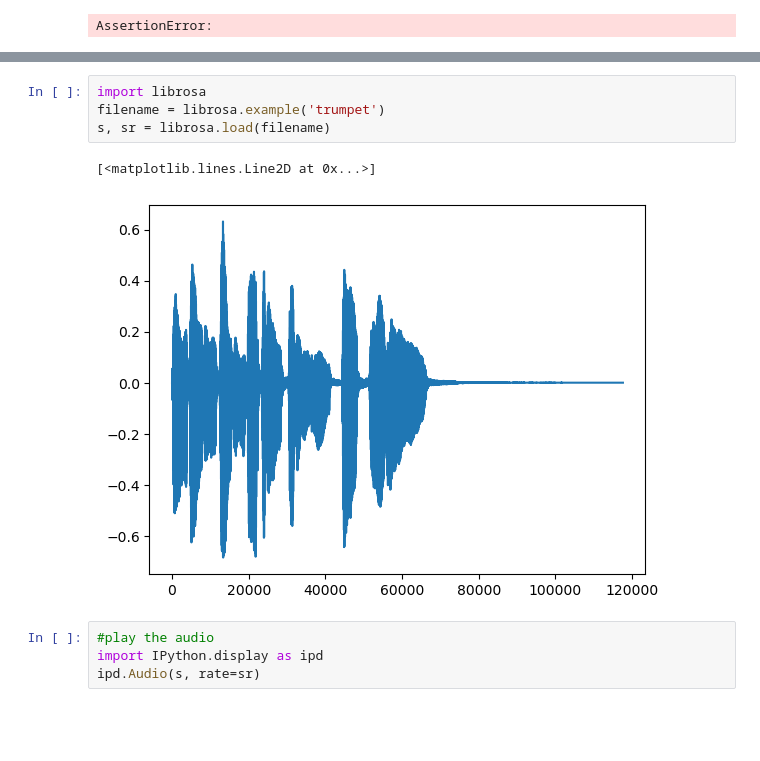
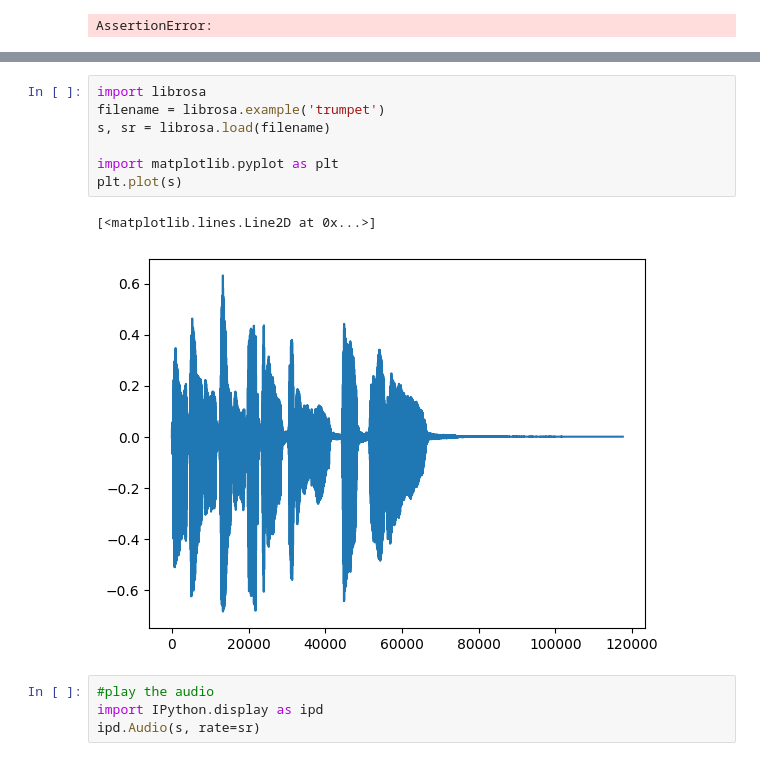
Before and after one commit to SMC-AAU-CPH/SPIS, a Jupyter notebook: 02-Compute/HelloSPIS.ipynb, the cells around one changed output, grey strips where cells are left out. Cells and saved outputs as stored; diff of their text form; blank space fills up the shorter version.

Commit message:
Enabled wave plot

```diff
--- a/02-Compute/HelloSPIS.ipynb
+++ b/02-Compute/HelloSPIS.ipynb
@@ -47,10 +47,13 @@ Suppose that we record a trumpet signal $s_n$ for $n=0,1,2,\ldots,N-1$.
 # %%
 import librosa
 filename = librosa.example('trumpet')
 s, sr = librosa.load(filename)
+
+import matplotlib.pyplot as plt
+plt.plot(s)
 # %% [output]
 [<matplotlib.lines.Line2D at 0x...>]
-[figure, old version]
+[figure, new version]
 # %%
 #play the audio
 import IPython.display as ipd
```
